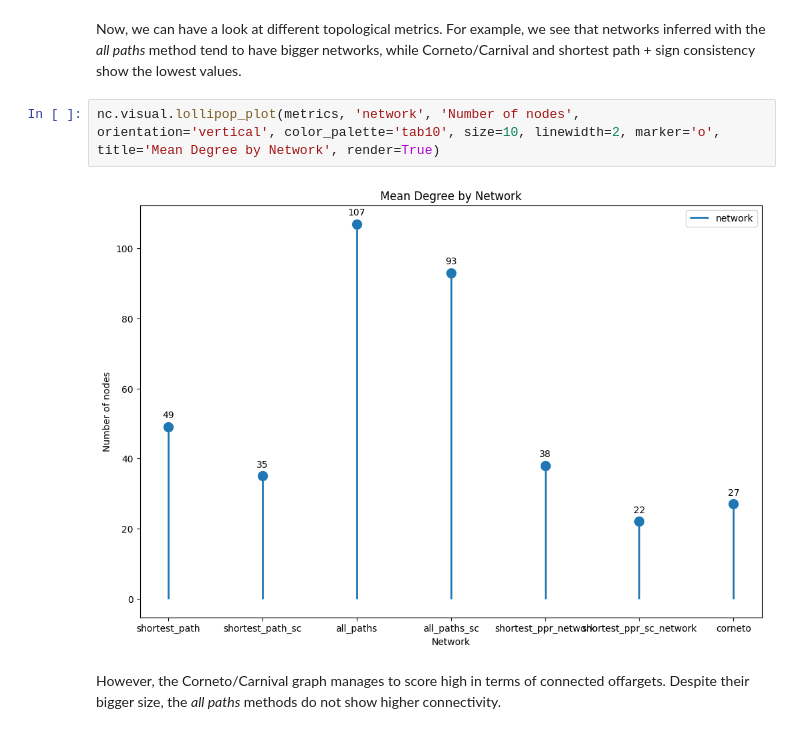
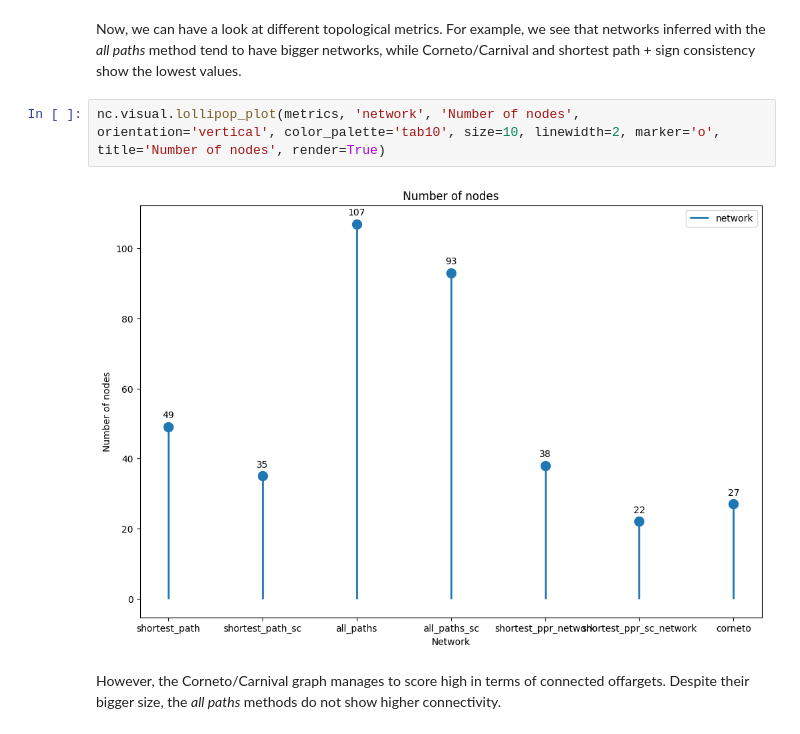
Before and after one commit to saezlab/networkcommons, a Jupyter notebook: docs/src/vignettes/1_simple_example.ipynb, the cells around one changed output. Saved outputs shown, nothing was run; the diff lists cells and outputs as text.

```diff
--- a/docs/src/vignettes/1_simple_example.ipynb
+++ b/docs/src/vignettes/1_simple_example.ipynb
@@ -285,9 +285,9 @@ metrics = nc.eval.get_metrics_from_networks(networks, measurements)
 # %% [markdown]
 Now, we can have a look at different topological metrics. For example, we see that networks inferred with the *all paths* method tend to have bigger networks, while Corneto/Carnival and shortest path + sign consistency show the lowest values.
 # %%
-nc.visual.lollipop_plot(metrics, 'network', 'Number of nodes', orientation='vertical', color_palette='tab10', size=10, linewidth=2, marker='o', title='Mean Degree by Network', render=True)
+nc.visual.lollipop_plot(metrics, 'network', 'Number of nodes', orientation='vertical', color_palette='tab10', size=10, linewidth=2, marker='o', title='Number of nodes', render=True)
 # %% [output]
-[figure, old version]
+[figure, new version]
 # %% [markdown]
 However, the Corneto/Carnival graph manages to score high in terms of connected offargets. Despite their bigger size, the *all paths* methods do not show higher connectivity.
 # %%
```
Also changed, not shown: parts of 1 cell of this notebook.
